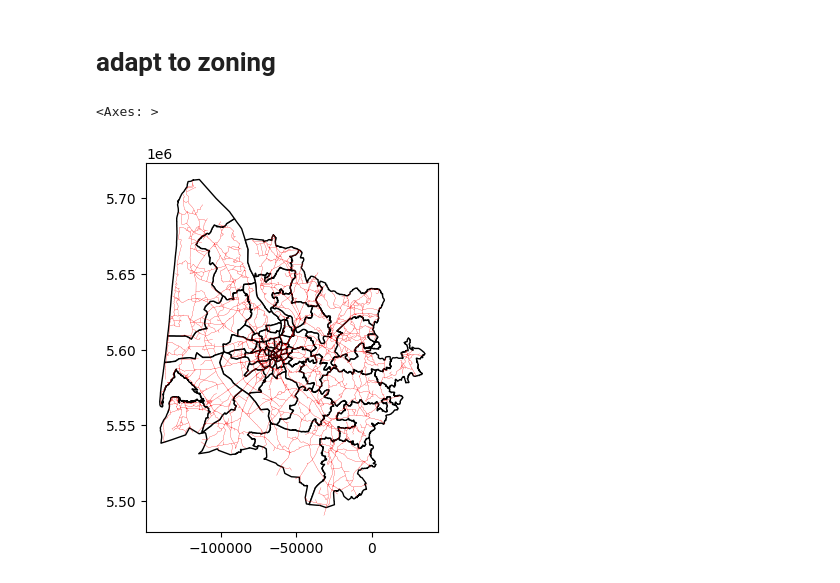
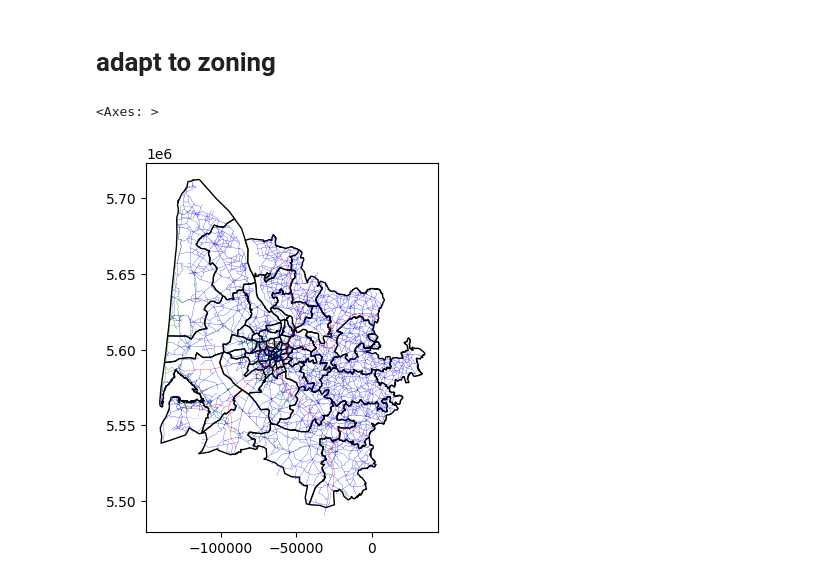
Before and after one commit to systragroup/quetzal_must-b, a Jupyter notebook: notebooks/1_preparation/B01_simplify_road_network.ipynb, the cells around one changed output. Drawn from its saved outputs; the diff is of its cells as text; code cells hidden in the pictures.

Commit message:
final road_network

```diff
--- a/notebooks/1_preparation/B01_simplify_road_network.ipynb
+++ b/notebooks/1_preparation/B01_simplify_road_network.ipynb
@@ -275,2 +382,21 @@ sm.zones.set_index('index', inplace=True)
+# %%
+### Keep only zones close enough to the road network (for which an ntleg has been created)
+# for bike network
+sm_bike.zones = sm_bike.zones.reset_index(names='index')
+sm_bike.zones = sm_bike.zones.loc[sm_bike.zones['index'].isin(sm_bike.zone_to_road['a'].values.tolist()) | sm_bike.zones['index'].isin(sm_bike.zone_to_road['b'].values.tolist())]
+
+sm_bike.volumes = sm_bike.volumes.loc[sm_bike.volumes['origin'].isin(sm_bike.zones['index'].values.tolist()) & sm_bike.volumes['destination'].isin(sm_bike.zones['index'].values.tolist())]
+sm_bike.zones.set_index('index', inplace=True)
+
+### TODO : adapt speed in bike network (wait for Royston input)
+sm_bike.road_links['speed'] = sm_bike.road_links.apply(lambda x: max(x['speed']*BIKE_SPEED['bike_speed_factor_no_infra'], BIKE_SPEED['max_bike_speed_no_infra']) if (x['bike_index'] < 2) else BIKE_SPEED['bike_speed_infra'], 1)
+sm_bike.road_links['time'] = sm_bike.road_links['length']/sm_bike.road_links['speed']*3.6
+
+# for car network
+sm_car.zones = sm_car.zones.reset_index(names='index')
+sm_car.zones = sm_car.zones.loc[sm_car.zones['index'].isin(sm_car.zone_to_road['a'].values.tolist()) | sm_car.zones['index'].isin(sm_car.zone_to_road['b'].values.tolist())]
+
+sm_car.volumes = sm_car.volumes.loc[sm_car.volumes['origin'].isin(sm_car.zones['index'].values.tolist()) & sm_car.volumes['destination'].isin(sm_car.zones['index'].values.tolist())]
+sm_car.zones.set_index('index', inplace=True)
 # %%
 # run pathfinder and assignment
@@ -283,8 +415,14 @@ sm.analysis_car_los()
 # %%
-sm.los = sm.car_los.copy()
-sm.los[("volume", "probability")] = 1
-sm.segments=["volume"]
+sm_bike.los = sm_bike.car_los.copy()
+sm_bike.los[("volume", "probability")] = 1
+sm_bike.segments=["volume"]
 print("run assigmnent")
-sm.step_assignment(road=True)
+sm_bike.step_assignment(road=True)
+
+sm_car.los = sm_car.car_los.copy()
+sm_car.los[("volume", "probability")] = 1
+sm_car.segments=["volume"]
+print("run assigmnent")
+sm_car.step_assignment(road=True)
 # %% [output]
 run assigmnent
@@ -291,12 +430,16 @@ run assigmnent
+# %%
+sm.road_links['volume_bike'] = sm.road_links.index.map(sm_bike.road_links[('volume', 'car')].to_dict())
+sm.road_links['volume_car'] = sm.road_links.index.map(sm_car.road_links[('volume', 'car')].to_dict())
+sm.road_links['volume'] = sm.road_links['volume_car'].fillna(0) + sm.road_links['volume_bike'].fillna(0)
 # %%
 # Filter road_links
 print("filter")
 keep_loc = sm.road_links.index.isin(to_keep_indices)
-volume_loc = sm.road_links[("volume", "car")]>0
+volume_loc = sm.road_links['volume']>0
 keep_loc = (keep_loc) | (volume_loc)
 if keep_reversed:
     ## force add reversed links for link to keep
-    reversed_loc = sm.road_links.loc[(keep_loc)|(sm.road_links[("volume", "car")]>0)].index
+    reversed_loc = sm.road_links.loc[(keep_loc)|(sm.road_links['volume']>0)].index
     reversed_to_add_loc = []
     for x in reversed_loc:
         reversed_to_add_loc += [x.split("_r")[0], x.split("_r")[0] + "_r"]
@@ -368,10 +508,12 @@ rnodes, rlinks = clean.road_nodes.copy(), clean.road_links[rl_cols].copy()
 # %%
 zones = gpd.read_file(input_folder + "zones/zones_gironde.gpkg").to_crs(epsg=3857)
 base = zones.plot(color='white', edgecolor='black')
-rlinks.plot(color='red', ax=base, linewidth=0.1)
+rlinks.loc[rlinks['bike'] & rlinks['car']].plot(color='blue', ax=base, linewidth=0.1)
+rlinks.loc[rlinks['bike'] & (~rlinks['car'])].plot(color='green', ax=base, linewidth=0.1)
+rlinks.loc[rlinks['car'] & (~rlinks['bike'])].plot(color='red', ax=base, linewidth=0.1)
 # %% [output]
 <Axes: >
-[figure, old version]
+[figure, new version]
 # %%
 len(rnodes), len(rlinks)
 # %% [output]
```
Also changed, not shown: parts of 48 cells of this notebook, 7 other files.
